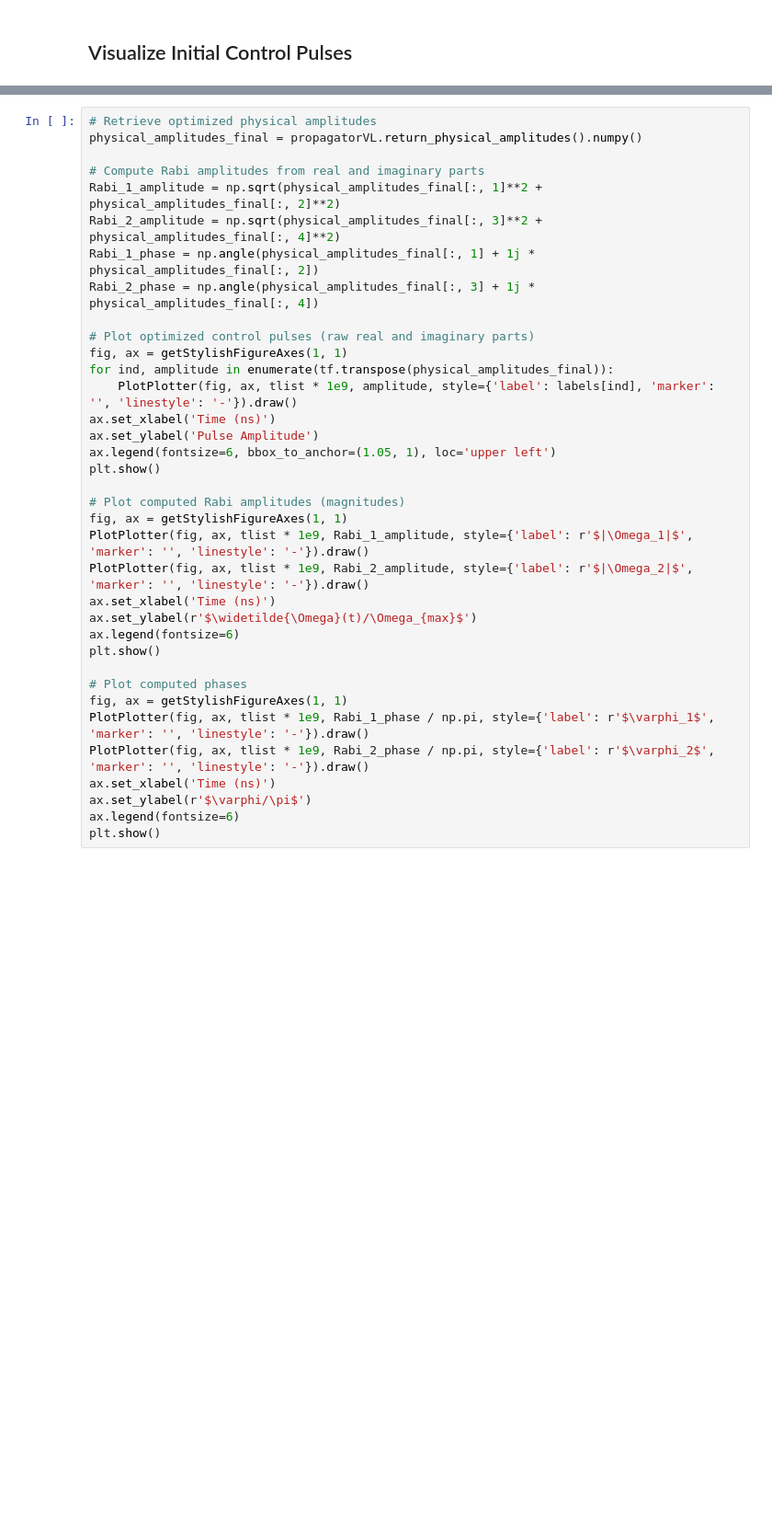
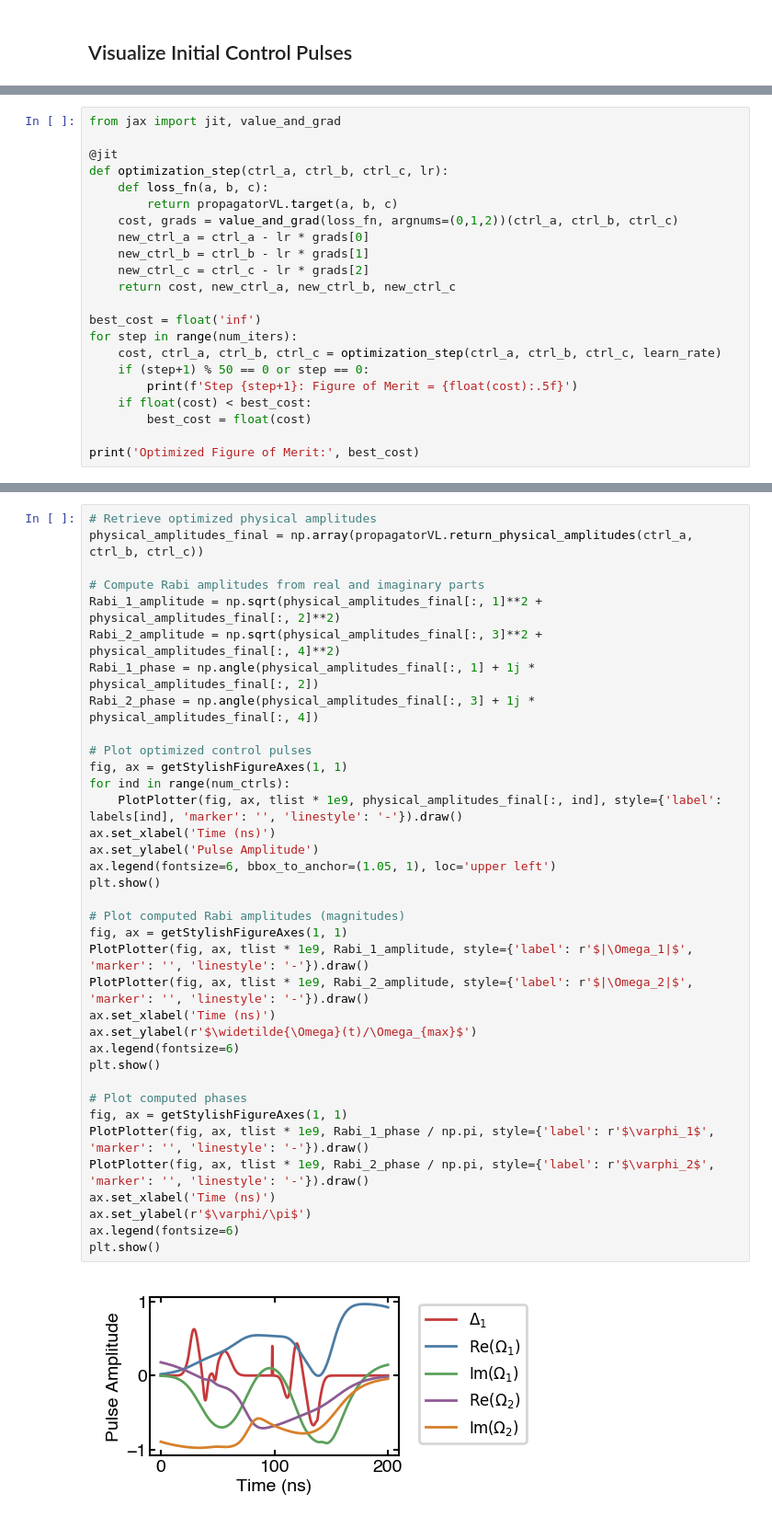
Before and after one commit to azhutov/optimal-control-rydberg, a Jupyter notebook: code/notebooks/01_state_transfer.ipynb, the cells around one changed output, grey strips where cells are left out. Shown at 92% size. Drawn from its saved outputs; the diff is of its cells as text; blank space fills up the shorter version.

```diff
--- a/code/notebooks/01_state_transfer.ipynb
+++ b/code/notebooks/01_state_transfer.ipynb
@@ -149,0 +102,22 @@ Below we plot both the computed Rabi amplitudes (magnitude) and the raw real/ima
+# %%
+from jax import jit, value_and_grad
+
+@jit
+def optimization_step(ctrl_a, ctrl_b, ctrl_c, lr):
+    def loss_fn(a, b, c):
+        return propagatorVL.target(a, b, c)
+    cost, grads = value_and_grad(loss_fn, argnums=(0,1,2))(ctrl_a, ctrl_b, ctrl_c)
+    new_ctrl_a = ctrl_a - lr * grads[0]
+    new_ctrl_b = ctrl_b - lr * grads[1]
+    new_ctrl_c = ctrl_c - lr * grads[2]
+    return cost, new_ctrl_a, new_ctrl_b, new_ctrl_c
+
+best_cost = float('inf')
+for step in range(num_iters):
+    cost, ctrl_a, ctrl_b, ctrl_c = optimization_step(ctrl_a, ctrl_b, ctrl_c, learn_rate)
+    if (step+1) % 50 == 0 or step == 0:
+        print(f'Step {step+1}: Figure of Merit = {float(cost):.5f}')
+    if float(cost) < best_cost:
+        best_cost = float(cost)
+
+print('Optimized Figure of Merit:', best_cost)
@@ -150,36 +132,38 @@ Below we plot both the computed Rabi amplitudes (magnitude) and the raw real/ima
 # %%
 # Retrieve optimized physical amplitudes
-physical_amplitudes_final = propagatorVL.return_physical_amplitudes().numpy()
+physical_amplitudes_final = np.array(propagatorVL.return_physical_amplitudes(ctrl_a, ctrl_b, ctrl_c))
 
 # Compute Rabi amplitudes from real and imaginary parts
 Rabi_1_amplitude = np.sqrt(physical_amplitudes_final[:, 1]**2 + physical_amplitudes_final[:, 2]**2)
 Rabi_2_amplitude = np.sqrt(physical_amplitudes_final[:, 3]**2 + physical_amplitudes_final[:, 4]**2)
 Rabi_1_phase = np.angle(physical_amplitudes_final[:, 1] + 1j * physical_amplitudes_final[:, 2])
 Rabi_2_phase = np.angle(physical_amplitudes_final[:, 3] + 1j * physical_amplitudes_final[:, 4])
 
-# Plot optimized control pulses (raw real and imaginary parts)
+# Plot optimized control pulses
 fig, ax = getStylishFigureAxes(1, 1)
-for ind, amplitude in enumerate(tf.transpose(physical_amplitudes_final)):
-    PlotPlotter(fig, ax, tlist * 1e9, amplitude, style={'label': labels[ind], 'marker': '', 'linestyle': '-'}).draw()
+for ind in range(num_ctrls):
+    PlotPlotter(fig, ax, tlist * 1e9, physical_amplitudes_final[:, ind], style={'label': labels[ind], 'marker': '', 'linestyle': '-'}).draw()
 ax.set_xlabel('Time (ns)')
 ax.set_ylabel('Pulse Amplitude')
 ax.legend(fontsize=6, bbox_to_anchor=(1.05, 1), loc='upper left')
 plt.show()
 
 # Plot computed Rabi amplitudes (magnitudes)
 fig, ax = getStylishFigureAxes(1, 1)
 PlotPlotter(fig, ax, tlist * 1e9, Rabi_1_amplitude, style={'label': r'$|\Omega_1|$', 'marker': '', 'linestyle': '-'}).draw()
 PlotPlotter(fig, ax, tlist * 1e9, Rabi_2_amplitude, style={'label': r'$|\Omega_2|$', 'marker': '', 'linestyle': '-'}).draw()
 ax.set_xlabel('Time (ns)')
 ax.set_ylabel(r'$\widetilde{\Omega}(t)/\Omega_{max}$')
 ax.legend(fontsize=6)
 plt.show()
 
 # Plot computed phases
 fig, ax = getStylishFigureAxes(1, 1)
 PlotPlotter(fig, ax, tlist * 1e9, Rabi_1_phase / np.pi, style={'label': r'$\varphi_1$', 'marker': '', 'linestyle': '-'}).draw()
 PlotPlotter(fig, ax, tlist * 1e9, Rabi_2_phase / np.pi, style={'label': r'$\varphi_2$', 'marker': '', 'linestyle': '-'}).draw()
 ax.set_xlabel('Time (ns)')
 ax.set_ylabel(r'$\varphi/\pi$')
 ax.legend(fontsize=6)
 plt.show()
+# %% [output]
+[figure, added]
```
Also changed, not shown: parts of 18 cells of this notebook, 10 other files.
